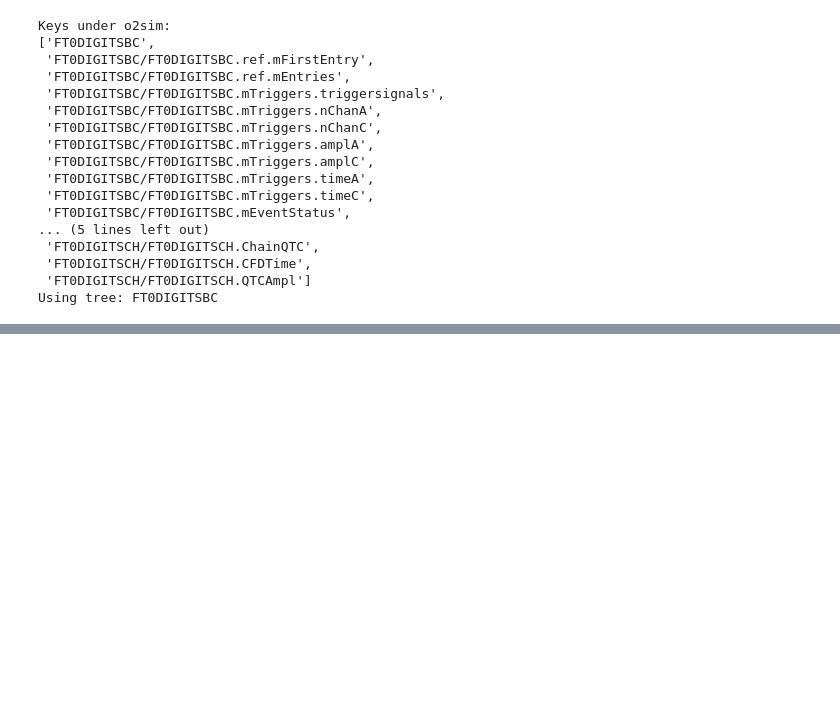
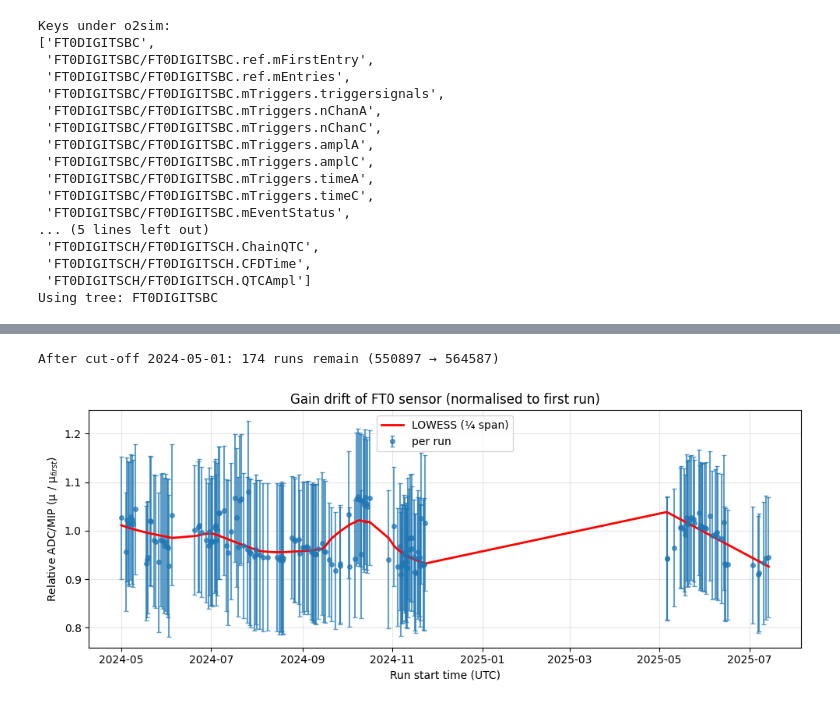
Before and after one commit to mvishiu11/LHC-aging-analysis, a Jupyter notebook: notebooks/analysis.ipynb, the cells around one changed output, grey strips where cells are left out. Saved outputs shown, nothing was run; the diff lists cells and outputs as text; code cells hidden in the pictures; blank space fills up the shorter version.

```diff
--- a/notebooks/analysis.ipynb
+++ b/notebooks/analysis.ipynb
@@ -102,0 +218,7 @@ AttributeError: 'AwkwardExtensionArray' object has no attribute 'value_counts'
+# %%
+base = df["adc_mip"].iloc[0]
+df["rel_mip"]  = df["adc_mip"] / base
+df["rel_err"]  = df["err"]     / base
+
+print("processed runs:", len(df))
+df.head()
@@ -102,0 +233,30 @@ AttributeError: 'AwkwardExtensionArray' object has no attribute 'value_counts'
+# %%
+cut_date = pd.Timestamp("2024-05-01")
+mask_time = pd.to_datetime(df["start_ms"], unit="ms") >= cut_date
+df = df.loc[mask_time].reset_index(drop=True)
+
+print(f"After cut-off {cut_date.date()}: {len(df)} runs remain "
+      f"({df['run'].min()} → {df['run'].max()})")
+# %% [output]
+After cut-off 2024-05-01: 174 runs remain (550897 → 564587)
+# %%
+times     = pd.to_datetime(df["start_ms"], unit="ms")
+
+mask      = np.isfinite(df["rel_err"])
+plot_x    = times[mask]
+plot_y    = df.loc[mask, "rel_mip"]
+plot_err  = df.loc[mask, "rel_err"].abs()
+
+plt.figure(figsize=(10, 4))
+plt.errorbar(plot_x, plot_y, yerr=plot_err,
+             fmt="o", ms=4, capsize=2, alpha=0.7, label="per run")
+
+low = lowess(plot_y, df.loc[mask, "start_ms"], frac=0.25, return_sorted=False)
+plt.plot(plot_x, low, color="red", lw=2, label="LOWESS (¼ span)")
+
+plt.ylabel("Relative ADC/MIP (μ / μ$_{first}$)")
+plt.xlabel("Run start time (UTC)")
+plt.title("Gain drift of FT0 sensor (normalised to first run)")
+plt.grid(alpha=0.3); plt.legend(); plt.tight_layout()
+# %% [output]
+[figure, added]
```
Also changed, not shown: parts of 13 cells of this notebook.
